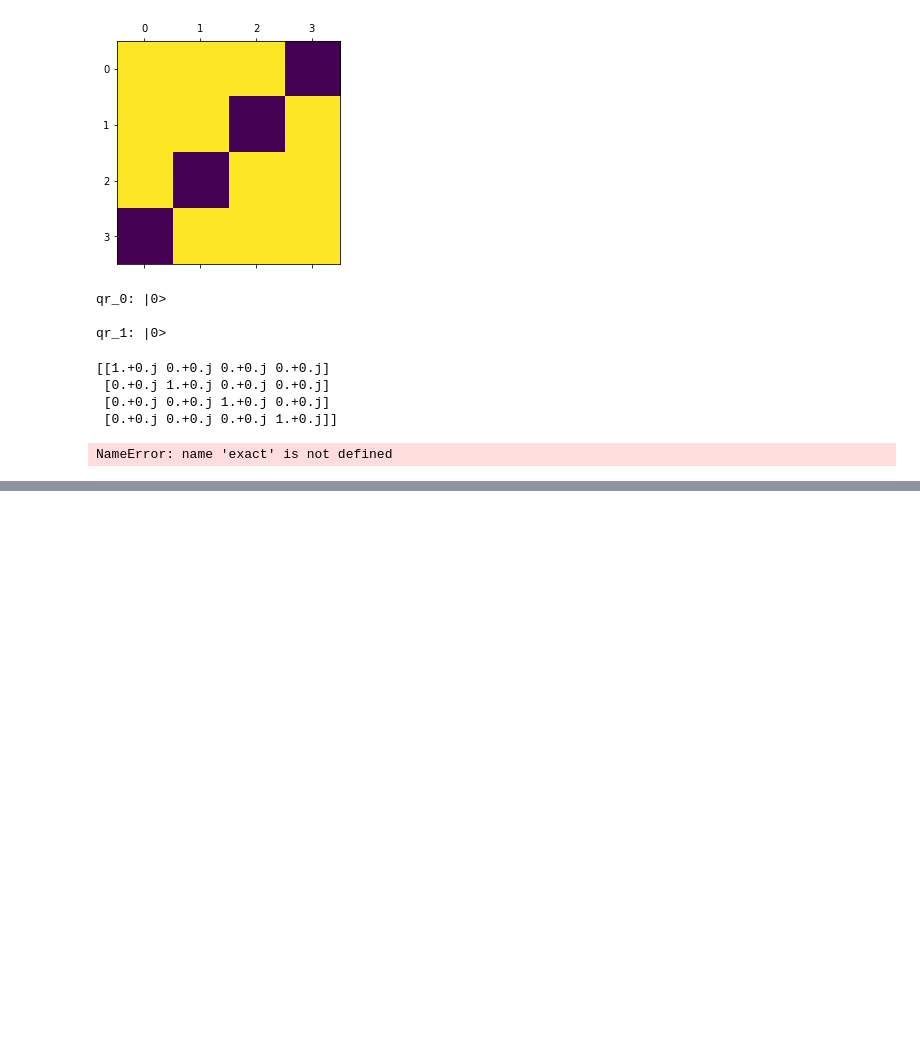
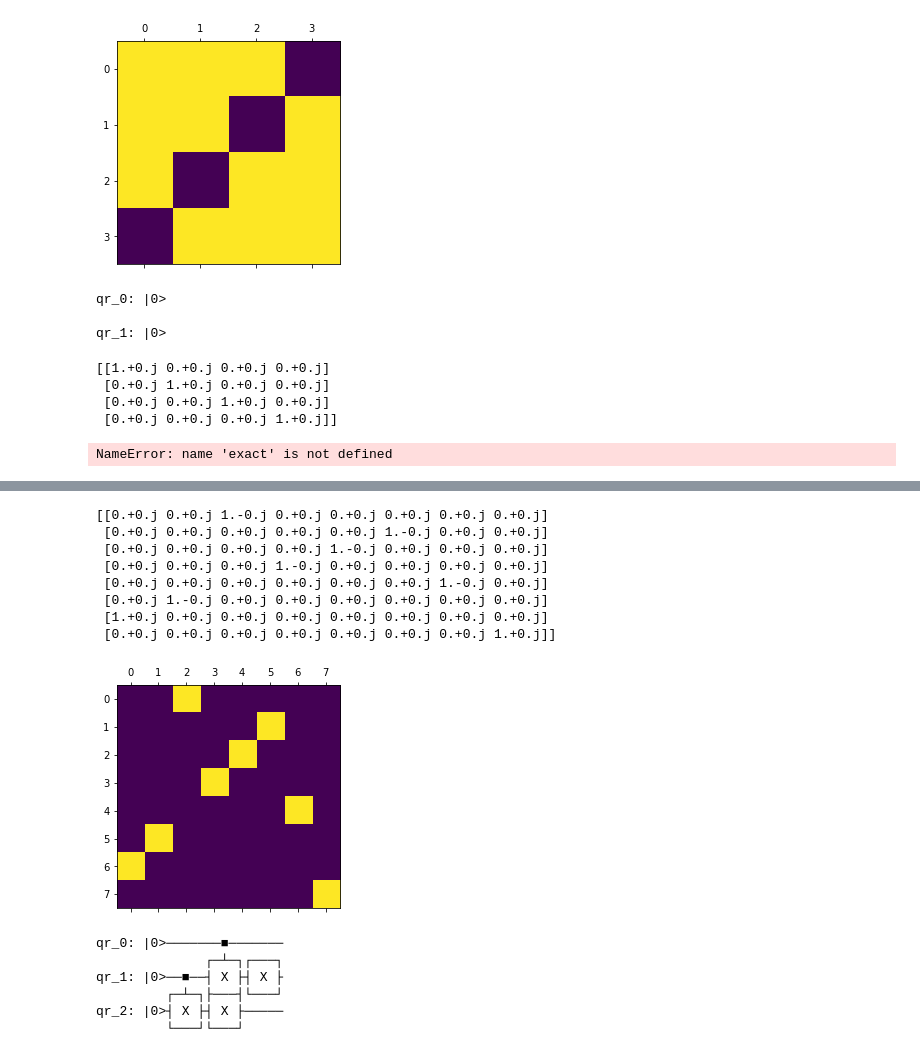
Before and after one commit to brower/QuLAT, a Jupyter notebook: Hiroki/jupyter_notebooks/Untitled.ipynb, the cells around one changed output, grey strips where cells are left out. Saved outputs shown, nothing was run; the diff lists cells and outputs as text; code cells hidden in the pictures; blank space fills up the shorter version.

Commit message:
The circuits for trotterization are optimized for 2-layer model.

```diff
--- a/Hiroki/jupyter_notebooks/Untitled.ipynb
+++ b/Hiroki/jupyter_notebooks/Untitled.ipynb
@@ -206,0 +271,36 @@ plt.show()
+# %%
+qr = QuantumRegister(3, 'qr')
+circ = QuantumCircuit(qr)
+circ.cx(1, 2)
+circ.cx(0, 1)
+circ.x(1)
+circ.x(2)
+"""
+circ = add_ccrx(circ, np.pi/4, qr[2], qr[1], qr[0])
+circ.x(1)
+circ.x(2)
+circ.cx(0, 1)
+circ.cx(1, 2)
+"""
+job = execute(circ, backend)
+trotterized_unitary = job.result().get_unitary(circ, decimals=3)
+print(trotterized_unitary)
+plt.matshow(np.abs(trotterized_unitary))
+plt.show()
+circ.draw()
+# %% [output]
+[[0.+0.j 0.+0.j 1.-0.j 0.+0.j 0.+0.j 0.+0.j 0.+0.j 0.+0.j]
+ [0.+0.j 0.+0.j 0.+0.j 0.+0.j 0.+0.j 1.-0.j 0.+0.j 0.+0.j]
+ [0.+0.j 0.+0.j 0.+0.j 0.+0.j 1.-0.j 0.+0.j 0.+0.j 0.+0.j]
+ [0.+0.j 0.+0.j 0.+0.j 1.-0.j 0.+0.j 0.+0.j 0.+0.j 0.+0.j]
+ [0.+0.j 0.+0.j 0.+0.j 0.+0.j 0.+0.j 0.+0.j 1.-0.j 0.+0.j]
+ [0.+0.j 1.-0.j 0.+0.j 0.+0.j 0.+0.j 0.+0.j 0.+0.j 0.+0.j]
+ [1.+0.j 0.+0.j 0.+0.j 0.+0.j 0.+0.j 0.+0.j 0.+0.j 0.+0.j]
+ [0.+0.j 0.+0.j 0.+0.j 0.+0.j 0.+0.j 0.+0.j 0.+0.j 1.+0.j]]
+[figure, added]
+qr_0: |0>───────■───────
+              ┌─┴─┐┌───┐
+qr_1: |0>──■──┤ X ├┤ X ├
+         ┌─┴─┐├───┤└───┘
+qr_2: |0>┤ X ├┤ X ├─────
+         └───┘└───┘
```
Also changed, not shown: parts of 6 cells of this notebook, 4 other files.
